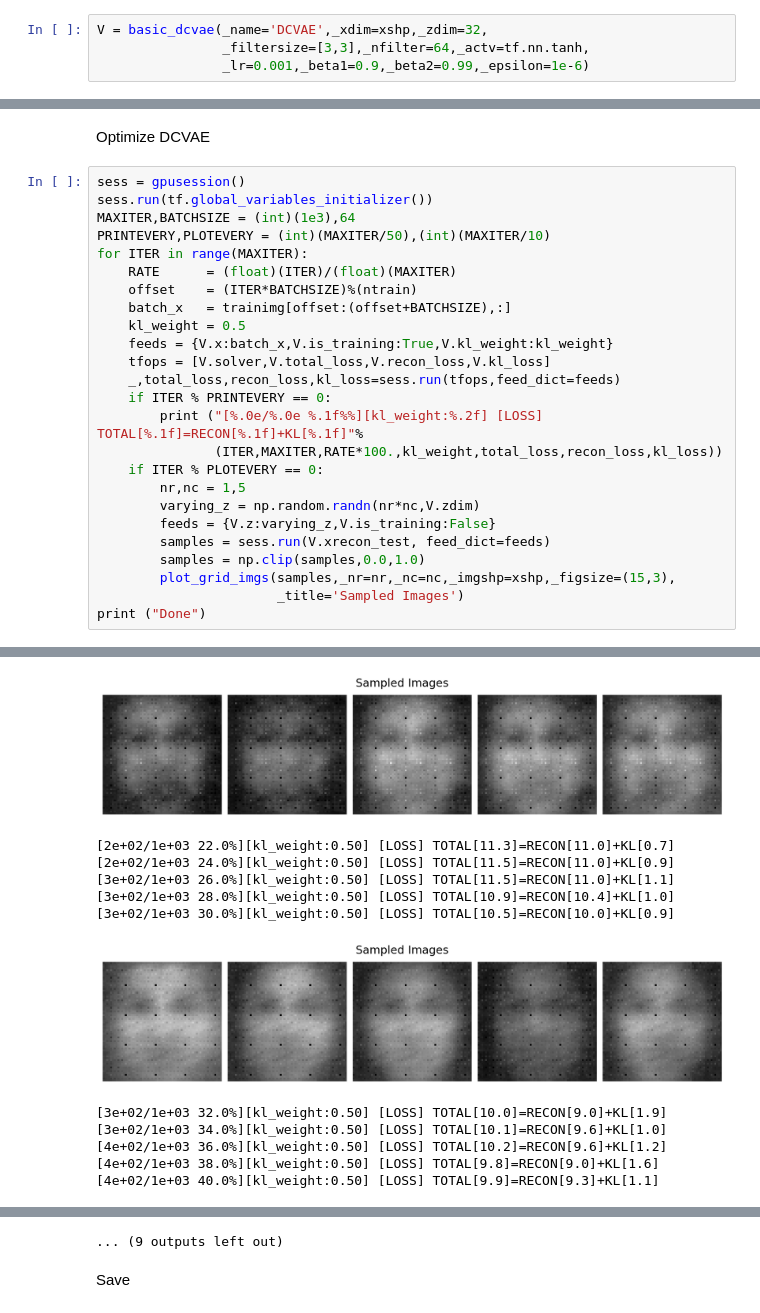
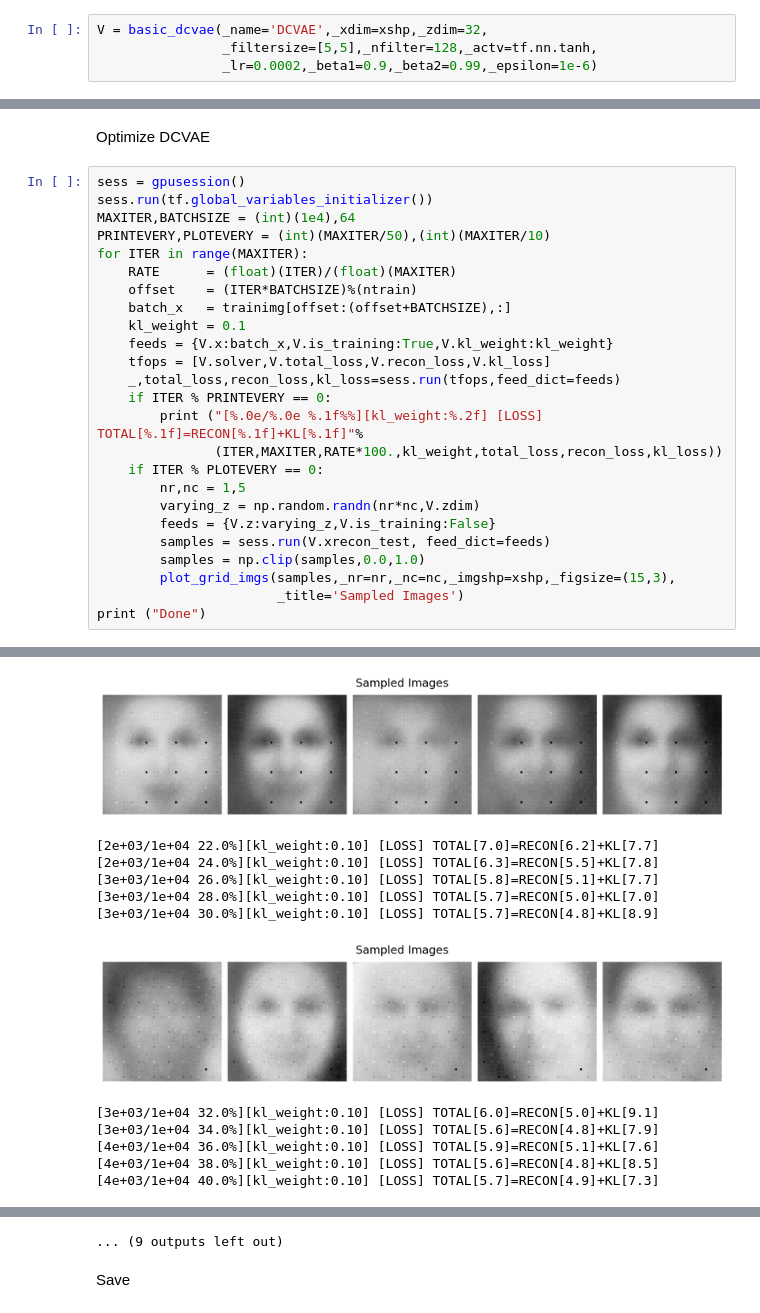
Before and after one commit to sjchoi86/deep-uncertainty, a Jupyter notebook: code/demo_basic_dcvae.ipynb, the cells around one changed output, grey strips where cells are left out. Cells and saved outputs as stored; diff of their text form.

```diff
--- a/code/demo_basic_dcvae.ipynb
+++ b/code/demo_basic_dcvae.ipynb
@@ -33,7 +33,7 @@ print ("#Train:[%d] #Test[%d] #Validation[%d]"%(ntrain,ntest,nval))
 Instantiate DCVAE
 # %%
 V = basic_dcvae(_name='DCVAE',_xdim=xshp,_zdim=32,
-                _filtersize=[3,3],_nfilter=64,_actv=tf.nn.tanh,
-                _lr=0.001,_beta1=0.9,_beta2=0.99,_epsilon=1e-6)
+                _filtersize=[5,5],_nfilter=128,_actv=tf.nn.tanh,
+                _lr=0.0002,_beta1=0.9,_beta2=0.99,_epsilon=1e-6)
 # %% [output]
 [DCVAE] Instantiated
@@ -58,13 +58,13 @@ Optimize DCVAE
 # %%
 sess = gpusession()
 sess.run(tf.global_variables_initializer())
-MAXITER,BATCHSIZE = (int)(1e3),64
+MAXITER,BATCHSIZE = (int)(1e4),64
 PRINTEVERY,PLOTEVERY = (int)(MAXITER/50),(int)(MAXITER/10)
 for ITER in range(MAXITER):
     RATE      = (float)(ITER)/(float)(MAXITER)
     offset    = (ITER*BATCHSIZE)%(ntrain)
     batch_x   = trainimg[offset:(offset+BATCHSIZE),:]
-    kl_weight = 0.5
+    kl_weight = 0.1
     feeds = {V.x:batch_x,V.is_training:True,V.kl_weight:kl_weight}
     tfops = [V.solver,V.total_loss,V.recon_loss,V.kl_loss]
     _,total_loss,recon_loss,kl_loss=sess.run(tfops,feed_dict=feeds)
@@ -97,12 +97,12 @@ print ("Done")
-[figure, old version]
+[figure, new version]
-[2e+02/1e+03 22.0%][kl_weight:0.50] [LOSS] TOTAL[11.3]=RECON[11.0]+KL[0.7]
-[2e+02/1e+03 24.0%][kl_weight:0.50] [LOSS] TOTAL[11.5]=RECON[11.0]+KL[0.9]
-[3e+02/1e+03 26.0%][kl_weight:0.50] [LOSS] TOTAL[11.5]=RECON[11.0]+KL[1.1]
-[3e+02/1e+03 28.0%][kl_weight:0.50] [LOSS] TOTAL[10.9]=RECON[10.4]+KL[1.0]
-[3e+02/1e+03 30.0%][kl_weight:0.50] [LOSS] TOTAL[10.5]=RECON[10.0]+KL[0.9]
+[2e+03/1e+04 22.0%][kl_weight:0.10] [LOSS] TOTAL[7.0]=RECON[6.2]+KL[7.7]
+[2e+03/1e+04 24.0%][kl_weight:0.10] [LOSS] TOTAL[6.3]=RECON[5.5]+KL[7.8]
+[3e+03/1e+04 26.0%][kl_weight:0.10] [LOSS] TOTAL[5.8]=RECON[5.1]+KL[7.7]
+[3e+03/1e+04 28.0%][kl_weight:0.10] [LOSS] TOTAL[5.7]=RECON[5.0]+KL[7.0]
+[3e+03/1e+04 30.0%][kl_weight:0.10] [LOSS] TOTAL[5.7]=RECON[4.8]+KL[8.9]
-[figure, old version]
+[figure, new version]
-[3e+02/1e+03 32.0%][kl_weight:0.50] [LOSS] TOTAL[10.0]=RECON[9.0]+KL[1.9]
-[3e+02/1e+03 34.0%][kl_weight:0.50] [LOSS] TOTAL[10.1]=RECON[9.6]+KL[1.0]
-[4e+02/1e+03 36.0%][kl_weight:0.50] [LOSS] TOTAL[10.2]=RECON[9.6]+KL[1.2]
-[4e+02/1e+03 38.0%][kl_weight:0.50] [LOSS] TOTAL[9.8]=RECON[9.0]+KL[1.6]
-[4e+02/1e+03 40.0%][kl_weight:0.50] [LOSS] TOTAL[9.9]=RECON[9.3]+KL[1.1]
+[3e+03/1e+04 32.0%][kl_weight:0.10] [LOSS] TOTAL[6.0]=RECON[5.0]+KL[9.1]
+[3e+03/1e+04 34.0%][kl_weight:0.10] [LOSS] TOTAL[5.6]=RECON[4.8]+KL[7.9]
+[4e+03/1e+04 36.0%][kl_weight:0.10] [LOSS] TOTAL[5.9]=RECON[5.1]+KL[7.6]
+[4e+03/1e+04 38.0%][kl_weight:0.10] [LOSS] TOTAL[5.6]=RECON[4.8]+KL[8.5]
+[4e+03/1e+04 40.0%][kl_weight:0.10] [LOSS] TOTAL[5.7]=RECON[4.9]+KL[7.3]
```
Also changed, not shown: parts of 4 cells of this notebook.
